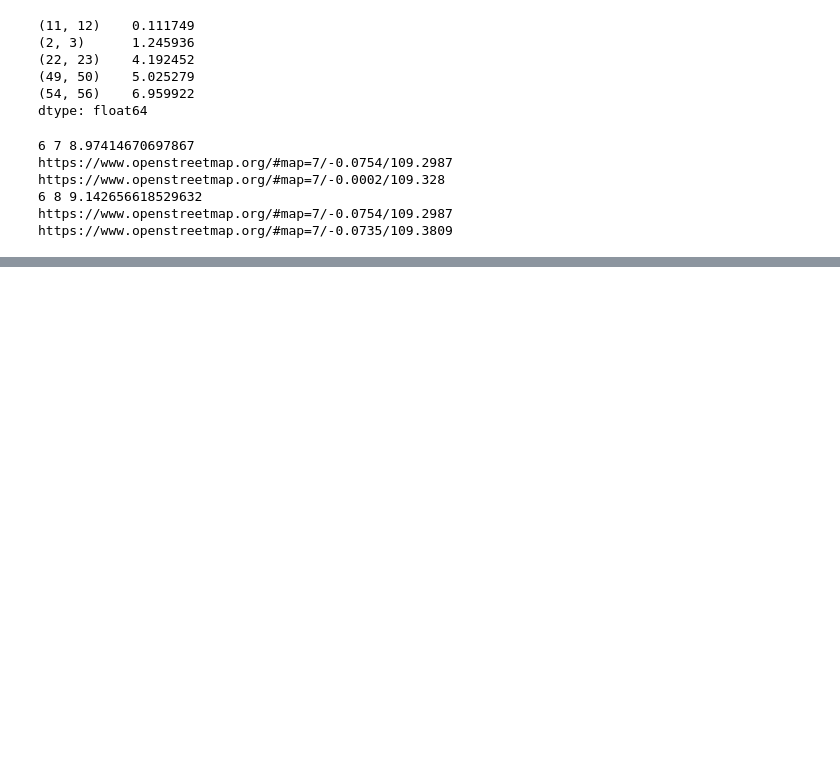
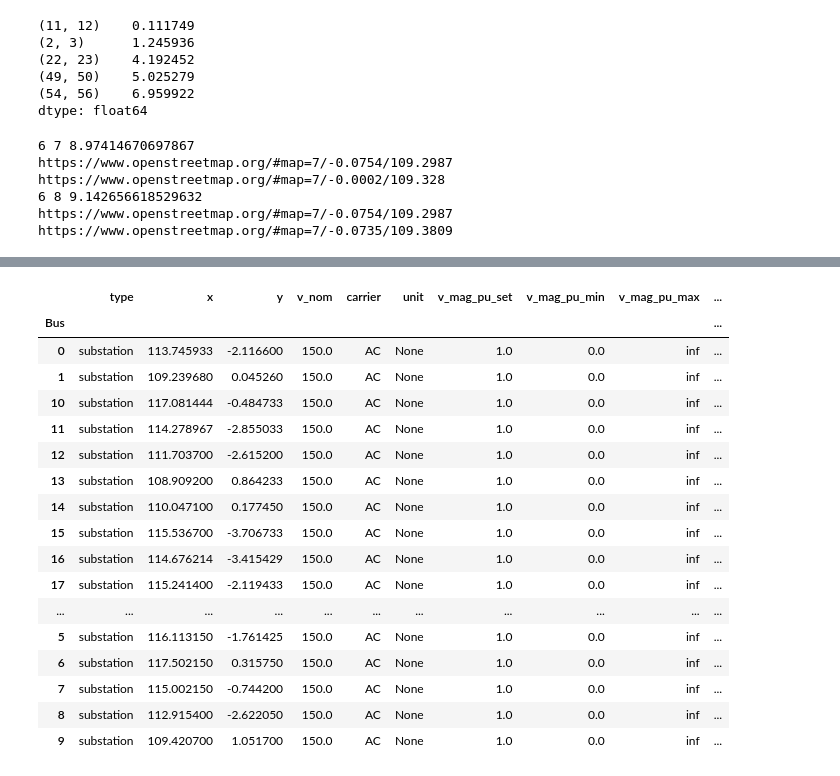
Before and after one commit to hilmandepe/kalimantan_power_system, a Jupyter notebook: model_kalimantan.ipynb, the cells around one changed output, grey strips where cells are left out. Cells and saved outputs as stored; diff of their text form; code cells hidden in the pictures; blank space fills up the shorter version.

```diff
--- a/model_kalimantan.ipynb
+++ b/model_kalimantan.ipynb
@@ -317,0 +398,21 @@ fig.tight_layout()
+# %%
+nc2.buses
+# %% [output]
+|  | type | x | y | v_nom | carrier | unit | v_mag_pu_set | v_mag_pu_min | v_mag_pu_max | ... |
+| Bus |  |  |  |  |  |  |  |  |  | ... |
+| 0 | substation | 113.745933 | -2.116600 | 150.0 | AC | None | 1.0 | 0.0 | inf | ... |
+| 1 | substation | 109.239680 | 0.045260 | 150.0 | AC | None | 1.0 | 0.0 | inf | ... |
+| 10 | substation | 117.081444 | -0.484733 | 150.0 | AC | None | 1.0 | 0.0 | inf | ... |
+| 11 | substation | 114.278967 | -2.855033 | 150.0 | AC | None | 1.0 | 0.0 | inf | ... |
+| 12 | substation | 111.703700 | -2.615200 | 150.0 | AC | None | 1.0 | 0.0 | inf | ... |
+| 13 | substation | 108.909200 | 0.864233 | 150.0 | AC | None | 1.0 | 0.0 | inf | ... |
+| 14 | substation | 110.047100 | 0.177450 | 150.0 | AC | None | 1.0 | 0.0 | inf | ... |
+| 15 | substation | 115.536700 | -3.706733 | 150.0 | AC | None | 1.0 | 0.0 | inf | ... |
+| 16 | substation | 114.676214 | -3.415429 | 150.0 | AC | None | 1.0 | 0.0 | inf | ... |
+| 17 | substation | 115.241400 | -2.119433 | 150.0 | AC | None | 1.0 | 0.0 | inf | ... |
+| ... | ... | ... | ... | ... | ... | ... | ... | ... | ... | ... |
+| 5 | substation | 116.113150 | -1.761425 | 150.0 | AC | None | 1.0 | 0.0 | inf | ... |
+| 6 | substation | 117.502150 | 0.315750 | 150.0 | AC | None | 1.0 | 0.0 | inf | ... |
+| 7 | substation | 115.002150 | -0.744200 | 150.0 | AC | None | 1.0 | 0.0 | inf | ... |
+| 8 | substation | 112.915400 | -2.622050 | 150.0 | AC | None | 1.0 | 0.0 | inf | ... |
+| 9 | substation | 109.420700 | 1.051700 | 150.0 | AC | None | 1.0 | 0.0 | inf | ... |
```
Also changed, not shown: parts of 18 cells of this notebook, 42 other files.
